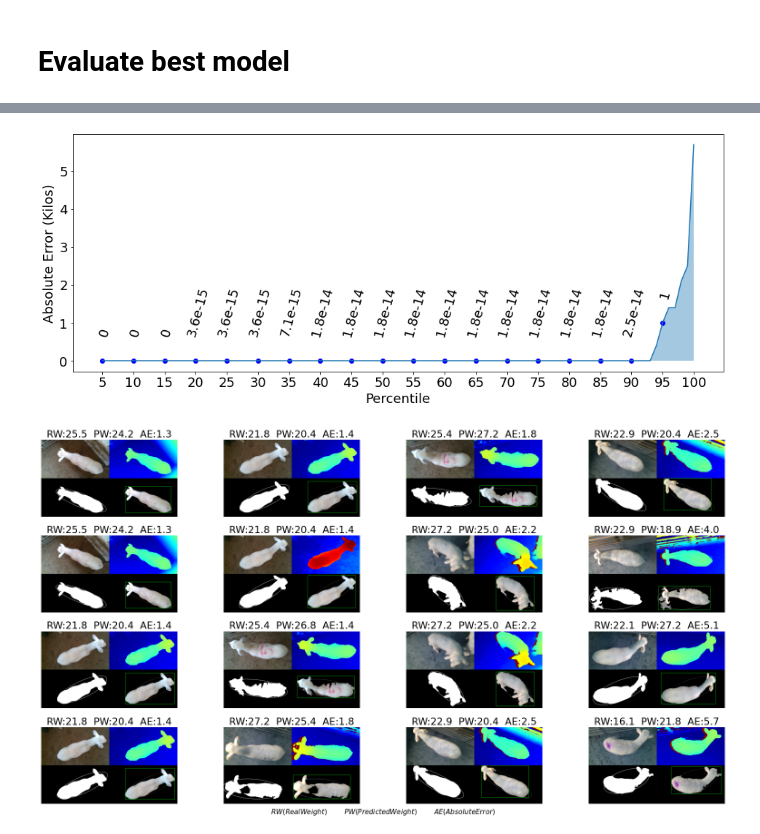
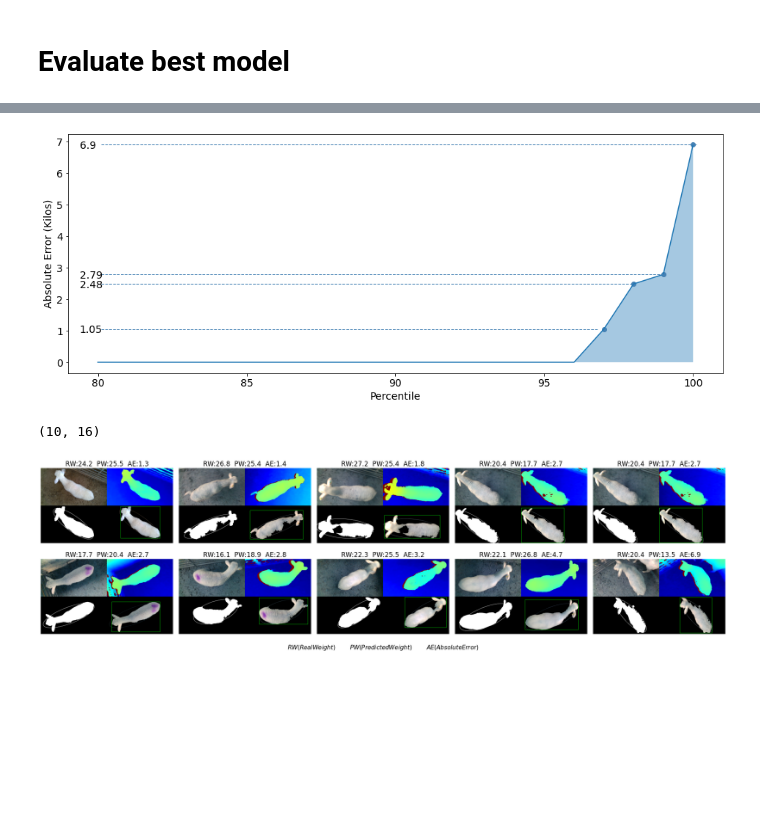
Before and after one commit to uleroboticsgroup/morphology_lamb_weight_unizar, a Jupyter notebook: scripts/process_images.ipynb, the cells around one changed output, grey strips where cells are left out. Drawn from its saved outputs; the diff is of its cells as text; code cells hidden in the pictures; blank space fills up the shorter version.

```diff
--- a/scripts/process_images.ipynb
+++ b/scripts/process_images.ipynb
@@ -39,7 +39,7 @@ If you want to process data, set PROCESS_DATA to True
 # %%
 seed = 2541
 PROCESS_IMAGES = False
-PROCESS_DATA = False
+PROCESS_DATA = True
 # %% [markdown]
 # List images
 # %%
@@ -188,7 +188,7 @@ plt.show()
 [figure]
 # %%
 # Separate inputs and output
-X = good_data.loc[:, 'sex':'symmetry']
+X = good_data.loc[:, 'area':'symmetry']
 print("X data")
 display(X.head())
 
@@ -377,49 +377,50 @@ def quantiles(data):
 
 q_predictions = quantiles(predicted_data)
 # %%
-plt.rcParams.update({'font.size': 18})
+plt.rcParams.update({'font.size': 14})
 plt.rcParams["figure.figsize"] = (16,6)
 
-plt.plot(q_predictions['q'], q_predictions['diff'])
-plt.fill_between(q_predictions['q'], q_predictions['diff'], alpha=0.4)
+plt.plot(q_predictions['q'][80:], q_predictions['diff'][80:])
+plt.fill_between(q_predictions['q'][80:], q_predictions['diff'][80:], alpha=0.4)
 
-for q in range(0,95,5):
-
+for q in range(97,101):
     x = q_predictions.loc[q]['q']
     y = q_predictions.loc[q]['diff']
+    label = format(y,".3g")
+    plt.scatter(x,y, color='steelblue')
+    plt.annotate(label,(80,y),textcoords="offset points", xytext=(-25,-5))
+    plt.axhline(y = y, color = 'steelblue', linestyle = '--',  linewidth=1, xmin=0.05,xmax=(((x-80)/100)*5)-0.04)
 
-    label = format(y,".2g")
-    plt.scatter(x,y, color='blue')
-
-    plt.annotate(label,(x,y),textcoords="offset points", xytext=(3,35), ha='center',rotation=75)
-
-plt.xticks(range(5,102,5))
+plt.xticks(range(80,101,5))
 plt.xlabel('Percentile')
 plt.ylabel('Absolute Error (Kilos)')
+
 plt.savefig(os.path.join("..", 'data', 'img_quantiles.png'), bbox_inches='tight', dpi=300)
 
 plt.show()
 # %% [output]
-[figure, old version]
+[figure, new version]
 # %%
 import matplotlib.transforms as mtrans
 bad_data = predicted_data[predicted_data['difference']>1].sort_values(by=['difference'],ignore_index=True)
-max_images = 16
-fig, axs = plt.subplots(4,4, figsize=(23,12))
+print(bad_data.shape)
+max_images = 10
+fig, axs = plt.subplots(2,5, figsize=(25,7))
 
 trans = mtrans.blended_transform_factory(fig.transFigure,mtrans.IdentityTransform())
 txt = fig.text(0.5, 0, "$\it{RW (Real Weight)}$        $\it{PW (Predicted Weight)}$        $\it{AE (Absolute Error)}$", ha='center', va='bottom', fontsize=15)
 txt.set_transform(trans)
 
 for i in range(0,max_images):
     file = bad_data.loc[(i)]
     img=mpimg.imread(os.path.join("..", 'data', 'mosaic', file.uuid+'_mosaico.png'))
-    axs[i%4][int(i/4)].imshow(img)
-    axs[i%4][int(i/4)].axis('off')
-    axs[i%4][int(i/4)].title.set_text('RW:{:.1f}  PW:{:.1f}  AE:{:.1f}'.format(file.weight, file.predicted_weight, abs(file.weight-file.predicted_weight)))
+    axs[int(i/5)][i%5].imshow(img)
+    axs[int(i/5)][i%5].axis('off')
+    axs[int(i/5)][i%5].title.set_text('RW:{:.1f}  PW:{:.1f}  AE:{:.1f}'.format(file.weight, file.predicted_weight, abs(file.weight-file.predicted_weight)))
 
 plt.tight_layout()
 plt.savefig(os.path.join("..", 'data', 'img_big_diff.png'), bbox_inches='tight', dpi=300)
 plt.show()
 # %% [output]
+(10, 16)
-[figure, old version]
+[figure, new version]
```
Also changed, not shown: parts of 5 cells of this notebook, 4 other files.
